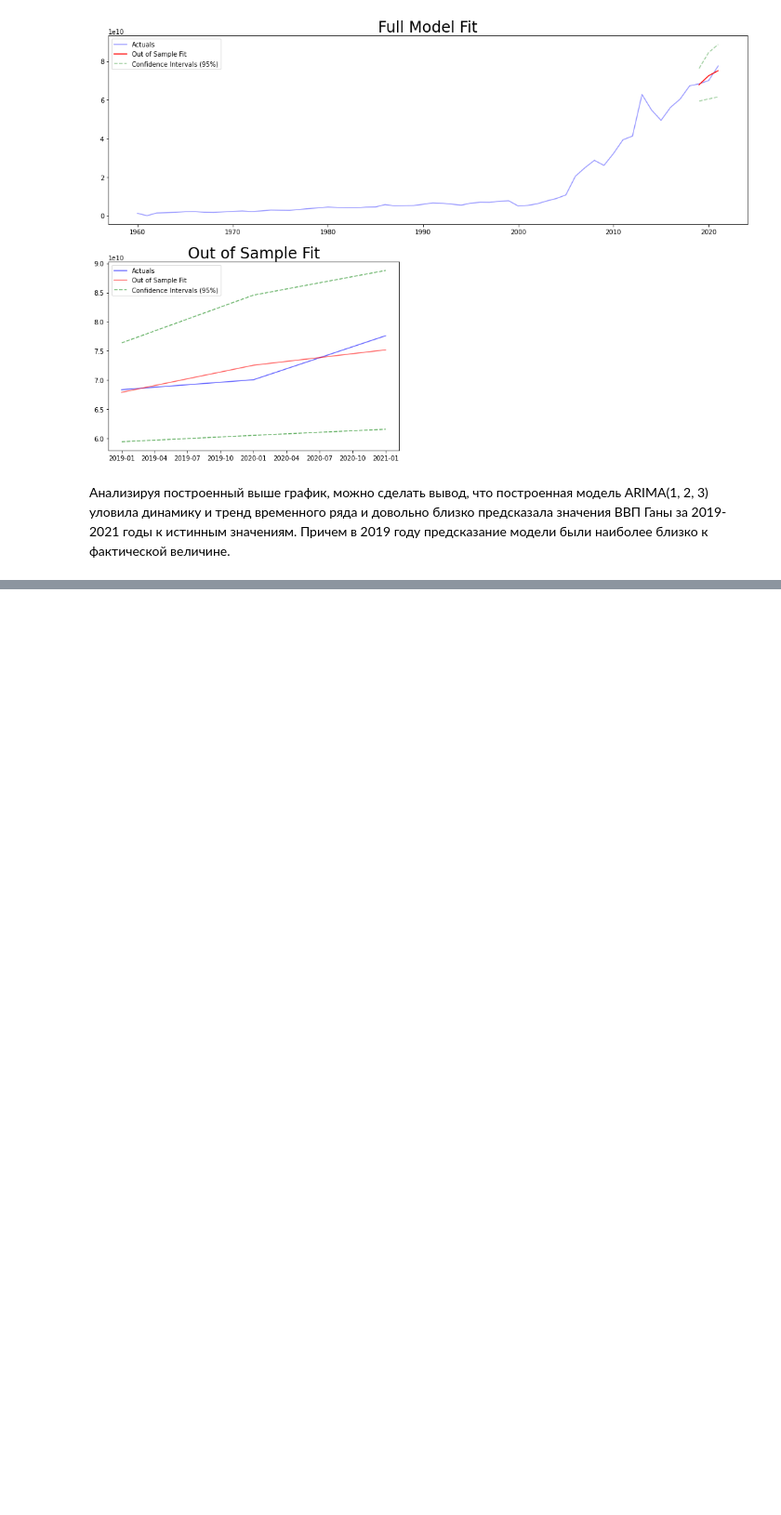
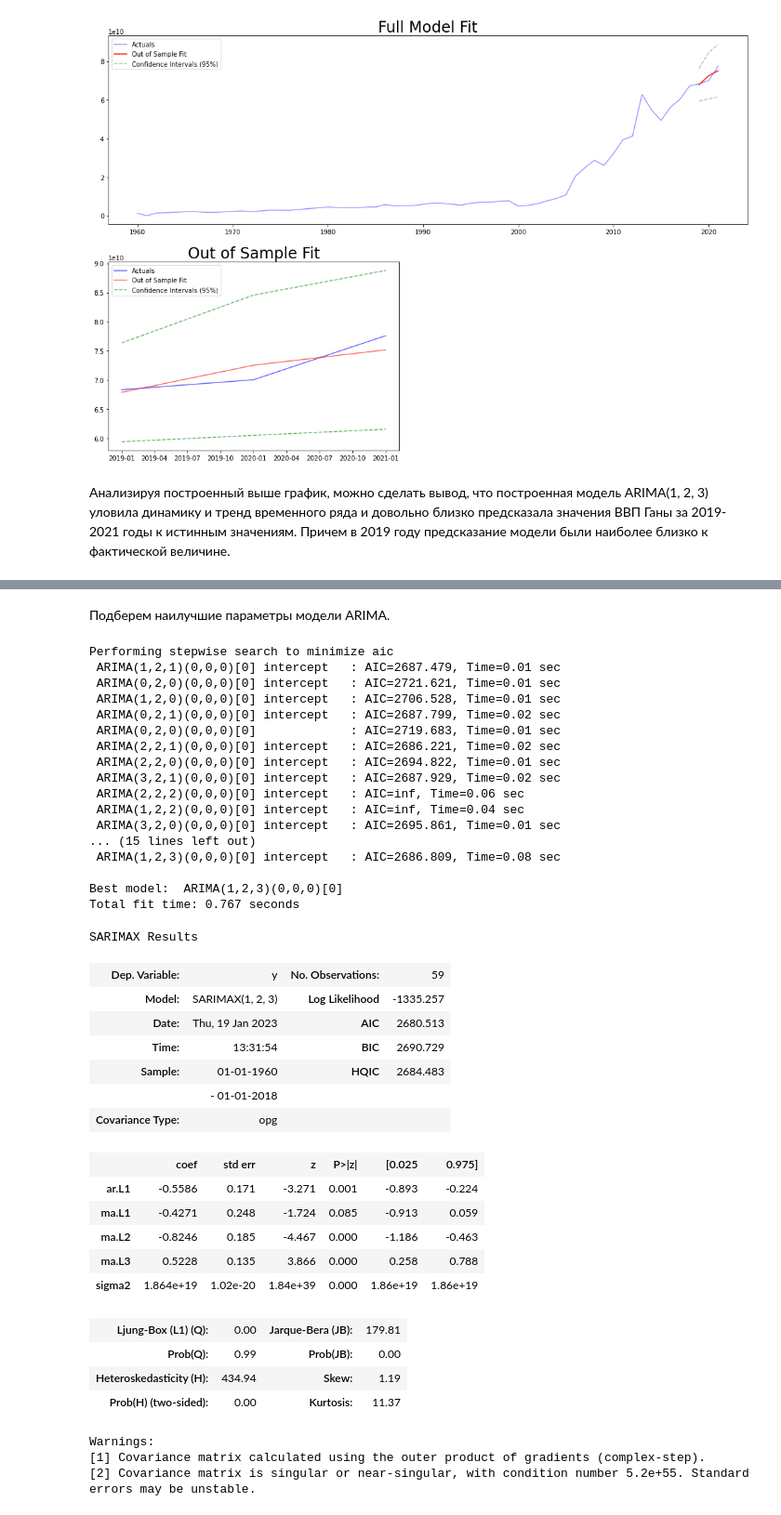
Before and after one commit to Nadarsa/sf_data_science, a Jupyter notebook: ml_in_business/project_gdp.ipynb, the cells around one changed output, grey strips where cells are left out. Shown at 93% size. Saved outputs shown, nothing was run; the diff lists cells and outputs as text; code cells hidden in the pictures; blank space fills up the shorter version.

Commit message:
add GDP Time Series project

```diff
--- a/ml_in_business/project_gdp.ipynb
+++ b/ml_in_business/project_gdp.ipynb
@@ -249,0 +363,52 @@ plt.show()
+# %% [markdown]
+Подберем наилучшие параметры модели ARIMA.
+# %%
+smodel = pm.auto_arima(train_df, start_p=1, start_q=1,
+                         test='adf',
+                         max_p=10, max_q=10, m=0,
+                         start_P=1, seasonal=False,
+                         d=2, D=2, trace=True,
+                         error_action='ignore',
+                         suppress_warnings=True,
+                         stepwise=True)
+
+smodel.summary()
+# %% [output]
+Performing stepwise search to minimize aic
+ ARIMA(1,2,1)(0,0,0)[0] intercept   : AIC=2687.479, Time=0.01 sec
+ ARIMA(0,2,0)(0,0,0)[0] intercept   : AIC=2721.621, Time=0.01 sec
+ ARIMA(1,2,0)(0,0,0)[0] intercept   : AIC=2706.528, Time=0.01 sec
+ ARIMA(0,2,1)(0,0,0)[0] intercept   : AIC=2687.799, Time=0.02 sec
+ ARIMA(0,2,0)(0,0,0)[0]             : AIC=2719.683, Time=0.01 sec
+ ARIMA(2,2,1)(0,0,0)[0] intercept   : AIC=2686.221, Time=0.02 sec
+ ARIMA(2,2,0)(0,0,0)[0] intercept   : AIC=2694.822, Time=0.01 sec
+ ARIMA(3,2,1)(0,0,0)[0] intercept   : AIC=2687.929, Time=0.02 sec
+ ARIMA(2,2,2)(0,0,0)[0] intercept   : AIC=inf, Time=0.06 sec
+ ARIMA(1,2,2)(0,0,0)[0] intercept   : AIC=inf, Time=0.04 sec
+ ARIMA(3,2,0)(0,0,0)[0] intercept   : AIC=2695.861, Time=0.01 sec
+... (15 lines left out)
+ ARIMA(1,2,3)(0,0,0)[0] intercept   : AIC=2686.809, Time=0.08 sec
+
+Best model:  ARIMA(1,2,3)(0,0,0)[0]
+Total fit time: 0.767 seconds
+SARIMAX Results
+| Dep. Variable: | y | No. Observations: | 59 |
+| Model: | SARIMAX(1, 2, 3) | Log Likelihood | -1335.257 |
+| Date: | Thu, 19 Jan 2023 | AIC | 2680.513 |
+| Time: | 13:31:54 | BIC | 2690.729 |
+| Sample: | 01-01-1960 | HQIC | 2684.483 |
+|  | - 01-01-2018 |  |  |
+| Covariance Type: | opg |  |  |
+|  | coef | std err | z | P>|z| | [0.025 | 0.975] |
+| ar.L1 | -0.5586 | 0.171 | -3.271 | 0.001 | -0.893 | -0.224 |
+| ma.L1 | -0.4271 | 0.248 | -1.724 | 0.085 | -0.913 | 0.059 |
+| ma.L2 | -0.8246 | 0.185 | -4.467 | 0.000 | -1.186 | -0.463 |
+| ma.L3 | 0.5228 | 0.135 | 3.866 | 0.000 | 0.258 | 0.788 |
+| sigma2 | 1.864e+19 | 1.02e-20 | 1.84e+39 | 0.000 | 1.86e+19 | 1.86e+19 |
+| Ljung-Box (L1) (Q): | 0.00 | Jarque-Bera (JB): | 179.81 |
+| Prob(Q): | 0.99 | Prob(JB): | 0.00 |
+| Heteroskedasticity (H): | 434.94 | Skew: | 1.19 |
+| Prob(H) (two-sided): | 0.00 | Kurtosis: | 11.37 |
+Warnings:
+[1] Covariance matrix calculated using the outer product of gradients (complex-step).
+[2] Covariance matrix is singular or near-singular, with condition number 5.2e+55. Standard errors may be unstable.
```
Also changed, not shown: parts of 24 cells of this notebook, 2 other files.
